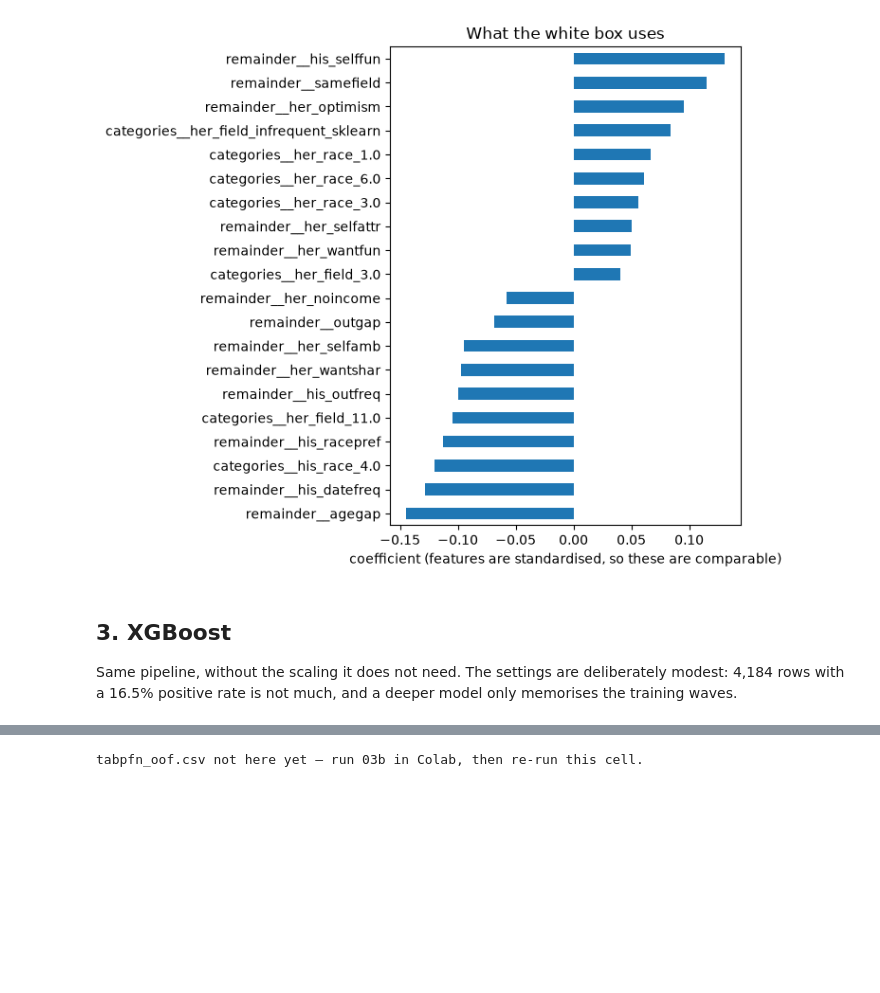
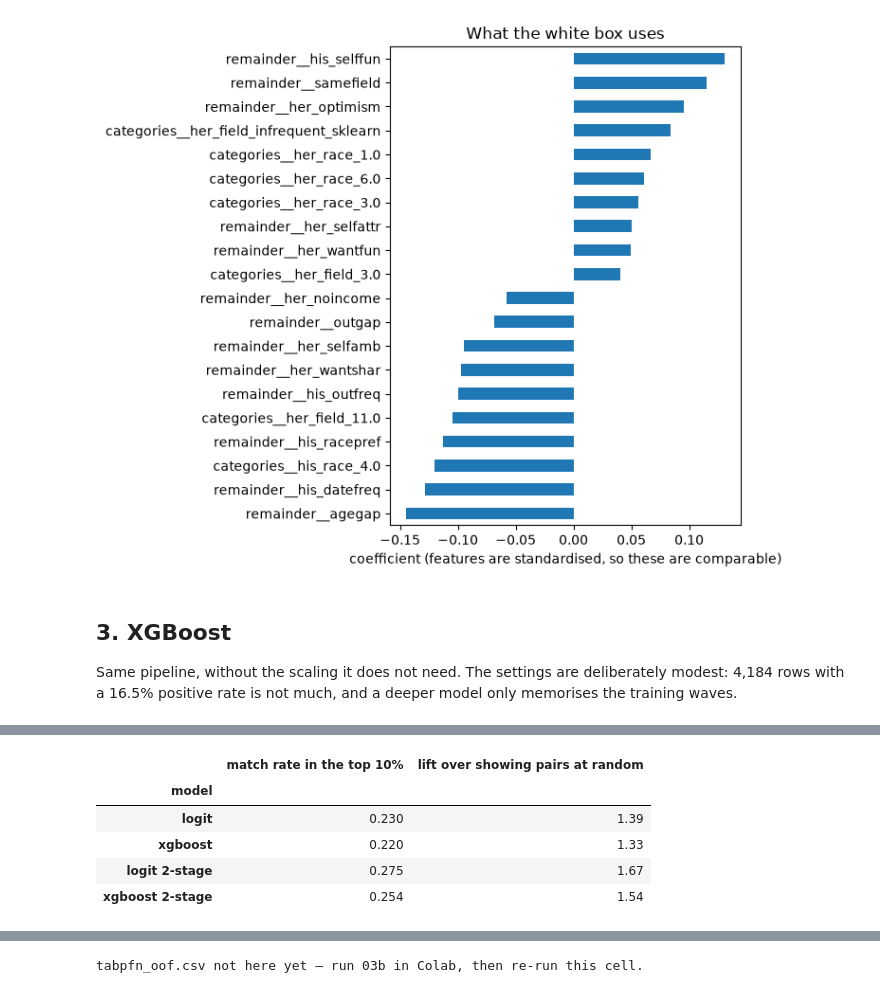
Before and after one commit to ithierda/isaf-group-rito-mitsouka, a Jupyter notebook: notebooks/03_models.ipynb, the cells around one changed output, grey strips where cells are left out. Saved outputs shown, nothing was run; the diff lists cells and outputs as text; code cells hidden in the pictures; blank space fills up the shorter version.

```diff
--- a/notebooks/03_models.ipynb
+++ b/notebooks/03_models.ipynb
@@ -32,7 +32,8 @@ from xgboost import XGBClassifier
 table = pd.read_csv("data/processed/model_table.csv")
 
 CATEGORICAL = ["her_field", "her_race", "her_goal", "his_field", "his_race", "his_goal"]
-X = table.drop(columns=["pair", "wave", "match", "fold"])
+TARGETS = ["pair", "wave", "match", "fold", "her_dec", "his_dec"]
+X = table.drop(columns=TARGETS)
 y = table.match
 groups = table.wave
 
@@ -162,0 +179,14 @@ predictions missing: 0
+# %%
+# One row per decision: whoever is deciding becomes `self_`, their partner `other_`.
+def decision_view(tab, decider):
+    mine, theirs = ("her", "his") if decider == "her" else ("his", "her")
+    view = tab.drop(columns=TARGETS).rename(
+        columns=lambda c: c.replace(f"{mine}_", "self_").replace(f"{theirs}_", "other_"))
+    view["agediff"] = view.self_age - view.other_age   # directional: follows whoever is deciding
+    view["female"] = int(decider == "her")
+    return view
+
+SIDE_CATEGORICAL = ["self_field", "self_race", "self_goal", "other_field", "other_race", "other_goal"]
+
+hers, his = decision_view(table, "her"), decision_view(table, "his")
+print(hers.shape, "rows per side ->", 2 * len(hers), "decisions in total")
@@ -163,3 +253,20 @@ predictions missing: 0
+# %%
+# What the client would actually see: if the app shows the top 10% of pairs, how many are matches?
+base = oof.match.mean()
+rows = []
+for name in ALL:
+    top = oof.nlargest(int(0.10 * len(oof)), name)
+    rows.append({"model": name, "match rate in the top 10%": round(top.match.mean(), 3),
+                 "lift over showing pairs at random": round(top.match.mean() / base, 2)})
+
+pd.DataFrame(rows).set_index("model")
+# %% [output]
+|  | match rate in the top 10% | lift over showing pairs at random |
+| model |  |  |
+| logit | 0.230 | 1.39 |
+| xgboost | 0.220 | 1.33 |
+| logit 2-stage | 0.275 | 1.67 |
+| xgboost 2-stage | 0.254 | 1.54 |
 # %%
 oof.to_csv("data/processed/oof_predictions.csv", index=False)
 print("saved", oof.shape, "to data/processed/oof_predictions.csv")
```
Also changed, not shown: parts of 15 cells of this notebook, 5 other files.
